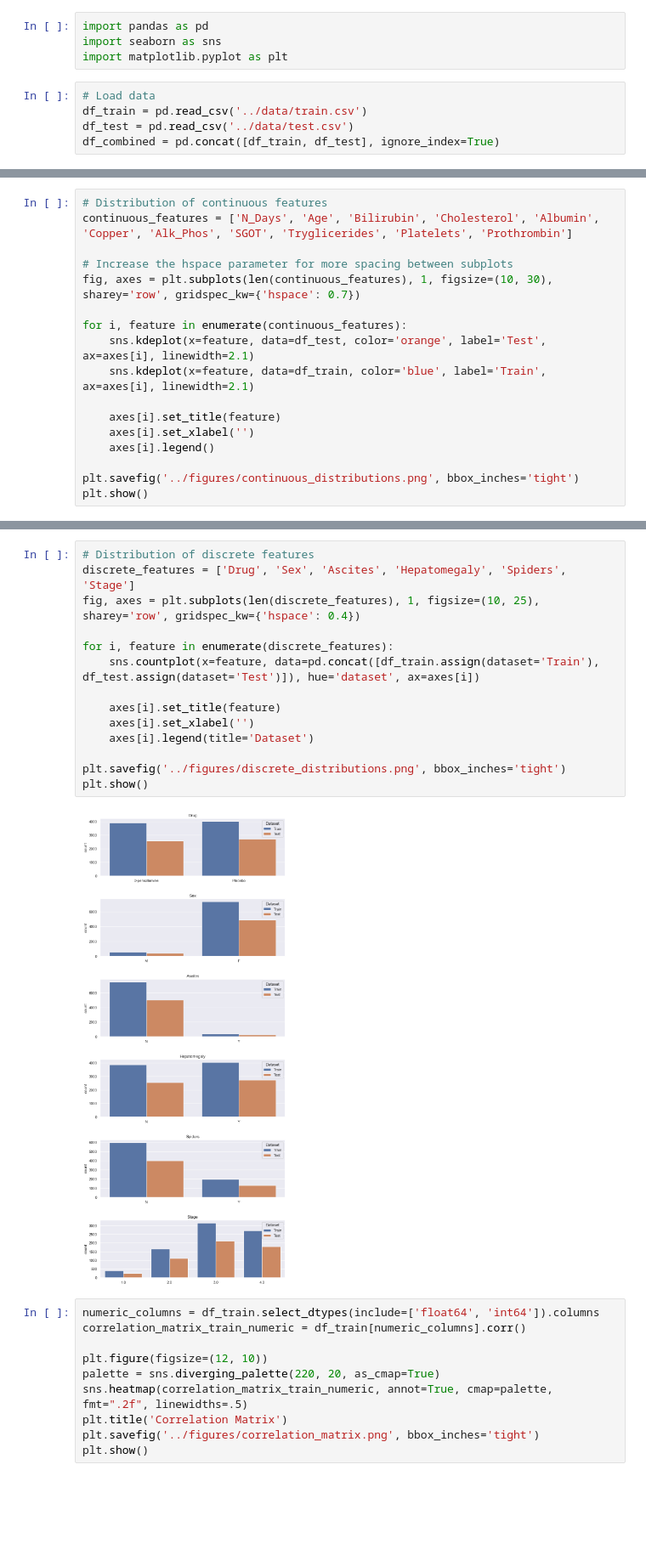
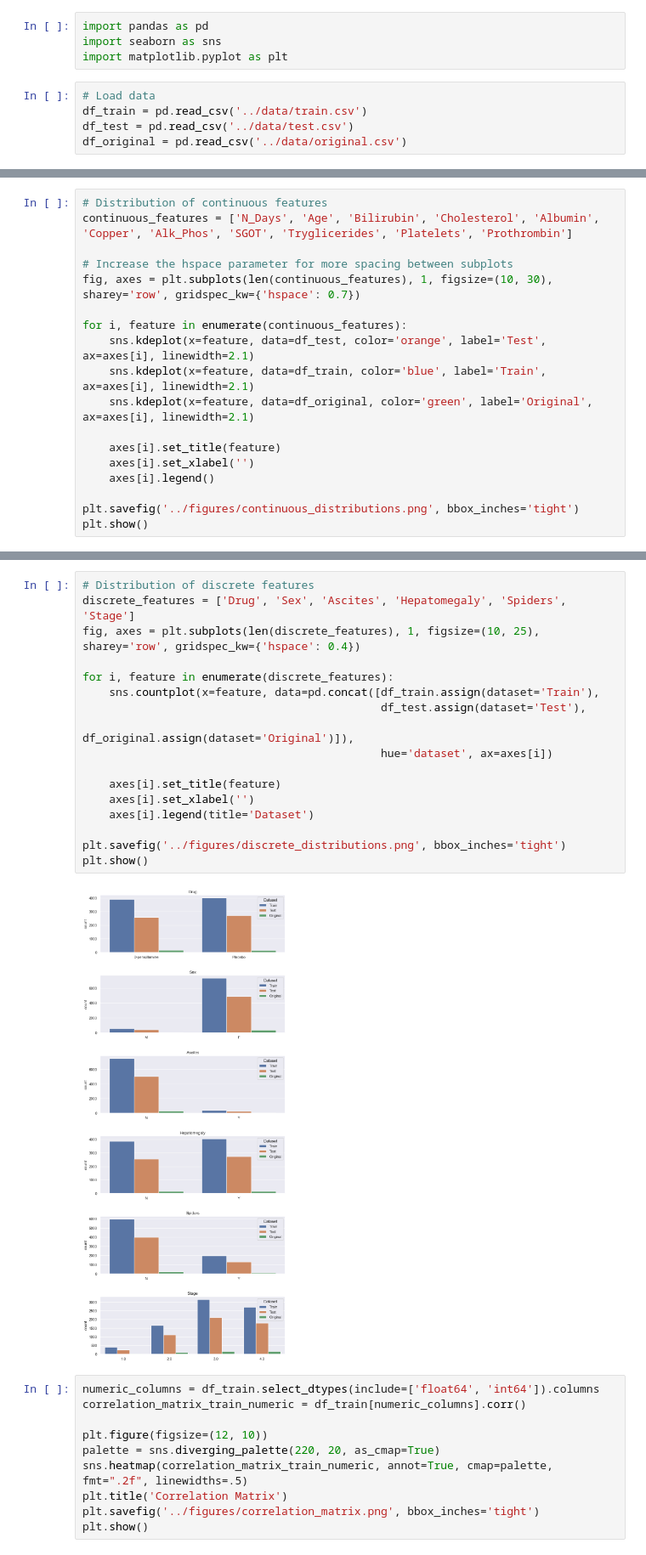
Before and after one commit to scs5/cirrhosis-prediction, a Jupyter notebook: src/eda.ipynb, the cells around one changed output, grey strips where cells are left out. Shown at 85% size. Drawn from its saved outputs; the diff is of its cells as text; blank space fills up the shorter version.

Commit message:
Updated EDA with original data

```diff
--- a/src/eda.ipynb
+++ b/src/eda.ipynb
@@ -6,4 +6,4 @@ import matplotlib.pyplot as plt
 # Load data
 df_train = pd.read_csv('../data/train.csv')
 df_test = pd.read_csv('../data/test.csv')
-df_combined = pd.concat([df_train, df_test], ignore_index=True)
+df_original = pd.read_csv('../data/original.csv')
@@ -27,6 +46,7 @@ fig, axes = plt.subplots(len(continuous_features), 1, figsize=(10, 30), sharey='
 for i, feature in enumerate(continuous_features):
     sns.kdeplot(x=feature, data=df_test, color='orange', label='Test', ax=axes[i], linewidth=2.1)
     sns.kdeplot(x=feature, data=df_train, color='blue', label='Train', ax=axes[i], linewidth=2.1)
+    sns.kdeplot(x=feature, data=df_original, color='green', label='Original', ax=axes[i], linewidth=2.1)
 
     axes[i].set_title(feature)
     axes[i].set_xlabel('')
@@ -39,19 +59,22 @@ plt.show()
 # %%
 # Distribution of discrete features
 discrete_features = ['Drug', 'Sex', 'Ascites', 'Hepatomegaly', 'Spiders', 'Stage']
 fig, axes = plt.subplots(len(discrete_features), 1, figsize=(10, 25), sharey='row', gridspec_kw={'hspace': 0.4})
 
 for i, feature in enumerate(discrete_features):
-    sns.countplot(x=feature, data=pd.concat([df_train.assign(dataset='Train'), df_test.assign(dataset='Test')]), hue='dataset', ax=axes[i])
+    sns.countplot(x=feature, data=pd.concat([df_train.assign(dataset='Train'),
+                                             df_test.assign(dataset='Test'),
+                                             df_original.assign(dataset='Original')]),
+                                             hue='dataset', ax=axes[i])
 
     axes[i].set_title(feature)
     axes[i].set_xlabel('')
     axes[i].legend(title='Dataset')
 
 plt.savefig('../figures/discrete_distributions.png', bbox_inches='tight')
 plt.show()
 # %% [output]
-[figure, old version]
+[figure, new version]
 # %%
 numeric_columns = df_train.select_dtypes(include=['float64', 'int64']).columns
 correlation_matrix_train_numeric = df_train[numeric_columns].corr()
```
Also changed, not shown: parts of 3 cells of this notebook, 6 other files.
